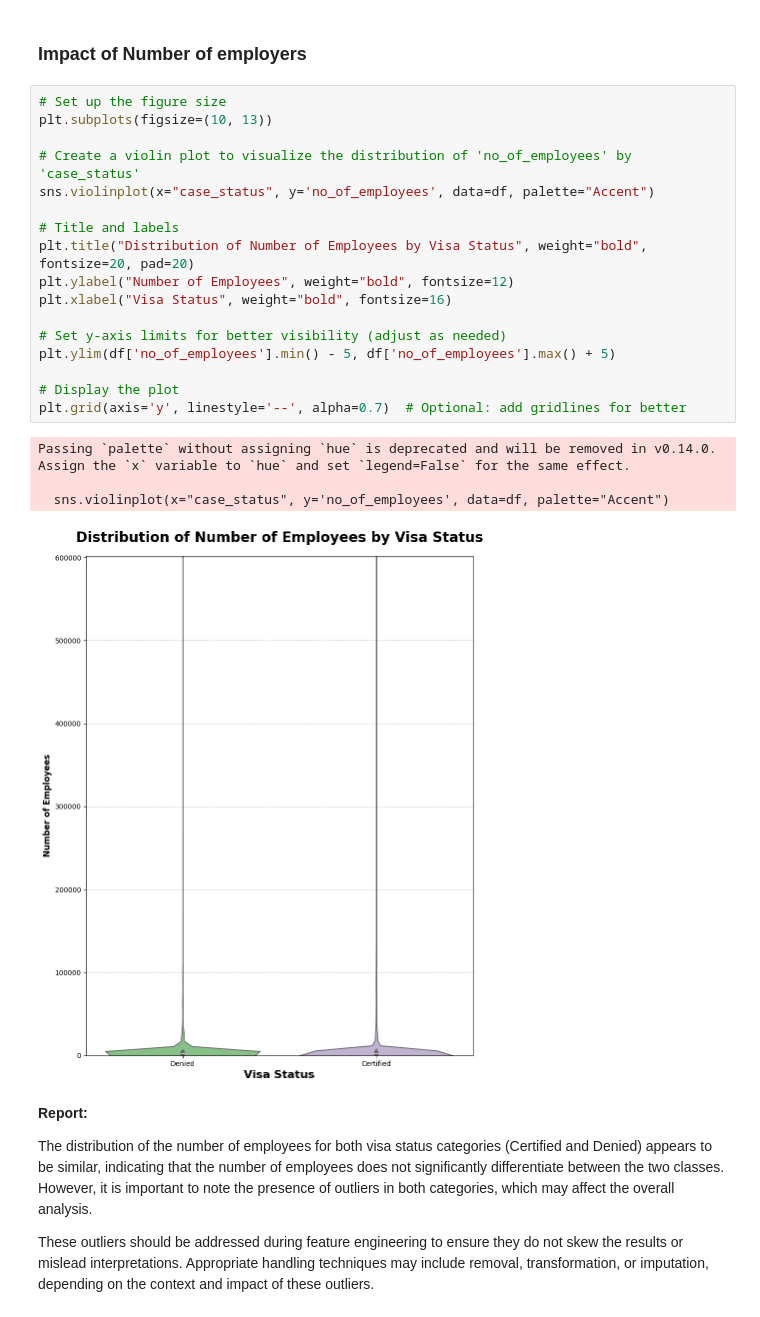
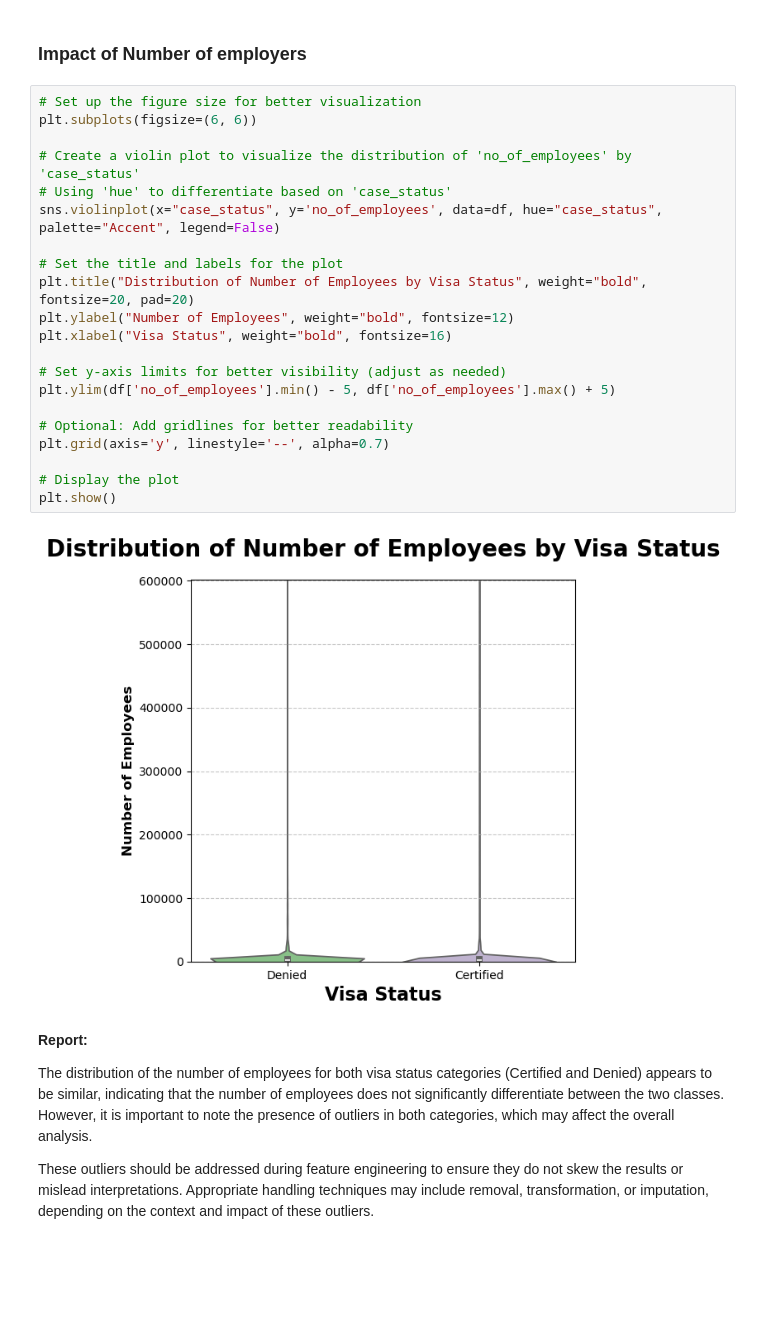
Before and after one commit to MRameezU/MLOPs_Classification_Problem, a Jupyter notebook: notebook/01_Exploratory_Data_Analysis_US_Visa.ipynb, the cells around one changed output. Cells and saved outputs as stored; diff of their text form; blank space fills up the shorter version.

```diff
--- a/notebook/01_Exploratory_Data_Analysis_US_Visa.ipynb
+++ b/notebook/01_Exploratory_Data_Analysis_US_Visa.ipynb
@@ -763,27 +762,28 @@ The findings suggest that the necessity for job training does not significantly
 # %% [markdown]
 ### Impact of Number of employers
 # %%
-# Set up the figure size
-plt.subplots(figsize=(10, 13))
+# Set up the figure size for better visualization
+plt.subplots(figsize=(6, 6))
 
 # Create a violin plot to visualize the distribution of 'no_of_employees' by 'case_status'
-sns.violinplot(x="case_status", y='no_of_employees', data=df, palette="Accent")
+# Using 'hue' to differentiate based on 'case_status'
+sns.violinplot(x="case_status", y='no_of_employees', data=df, hue="case_status", palette="Accent", legend=False)
 
-# Title and labels
+# Set the title and labels for the plot
 plt.title("Distribution of Number of Employees by Visa Status", weight="bold", fontsize=20, pad=20)
 plt.ylabel("Number of Employees", weight="bold", fontsize=12)
 plt.xlabel("Visa Status", weight="bold", fontsize=16)
 
 # Set y-axis limits for better visibility (adjust as needed)
 plt.ylim(df['no_of_employees'].min() - 5, df['no_of_employees'].max() + 5)
 
+# Optional: Add gridlines for better readability
+plt.grid(axis='y', linestyle='--', alpha=0.7)
+
 # Display the plot
-plt.grid(axis='y', linestyle='--', alpha=0.7)  # Optional: add gridlines for better
+plt.show()
 # %% [output]
-Passing `palette` without assigning `hue` is deprecated and will be removed in v0.14.0. Assign the `x` variable to `hue` and set `legend=False` for the same effect.
-
-  sns.violinplot(x="case_status", y='no_of_employees', data=df, palette="Accent")
-[figure, old version]
+[figure, new version]
 # %% [markdown]
 **Report:**
 
```
Also changed, not shown: parts of 9 cells of this notebook.
